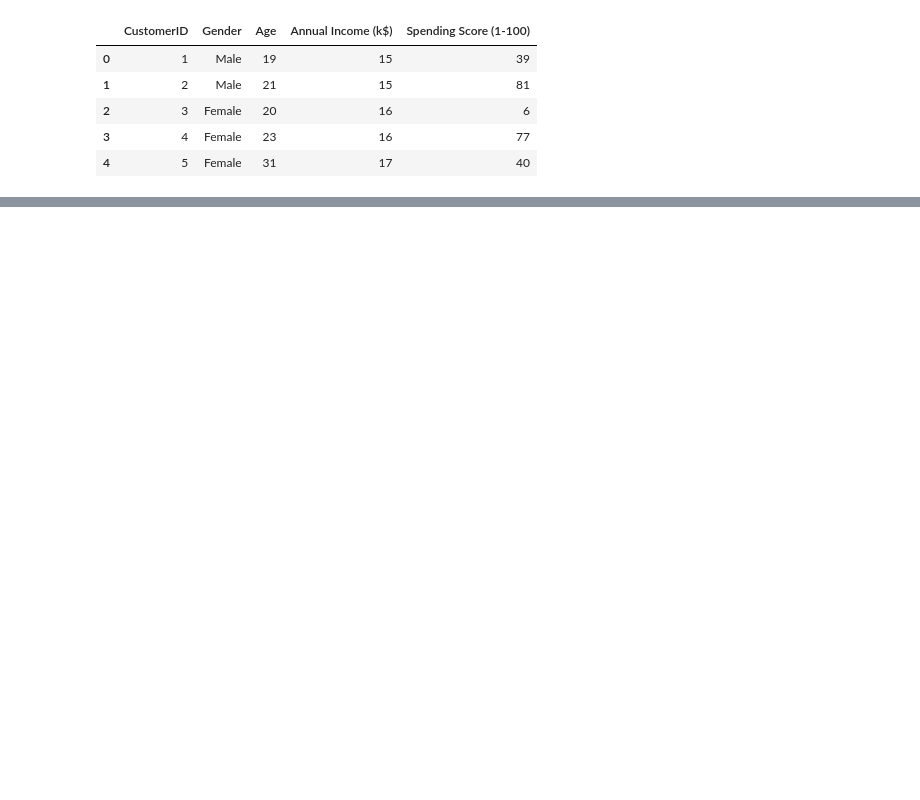
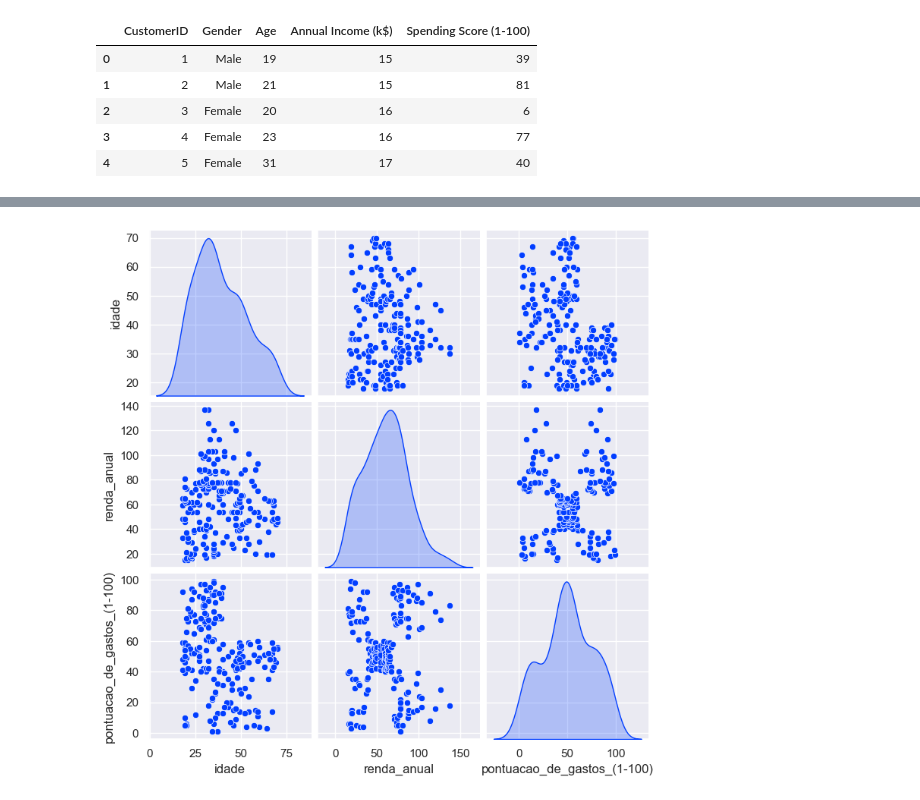
Before and after one commit to Antonio-Manoel/segmentacaoClientes, a Jupyter notebook: notebooks/EDA.ipynb, the cells around one changed output, grey strips where cells are left out. Saved outputs shown, nothing was run; the diff lists cells and outputs as text; code cells hidden in the pictures; blank space fills up the shorter version.

```diff
--- a/notebooks/EDA.ipynb
+++ b/notebooks/EDA.ipynb
@@ -22,0 +137,4 @@ df.head()
+# %%
+sns.pairplot(df_analise, diag_kind="kde");
+# %% [output]
+[figure, added]
```
Also changed, not shown: parts of 16 cells of this notebook, 3 other files.
